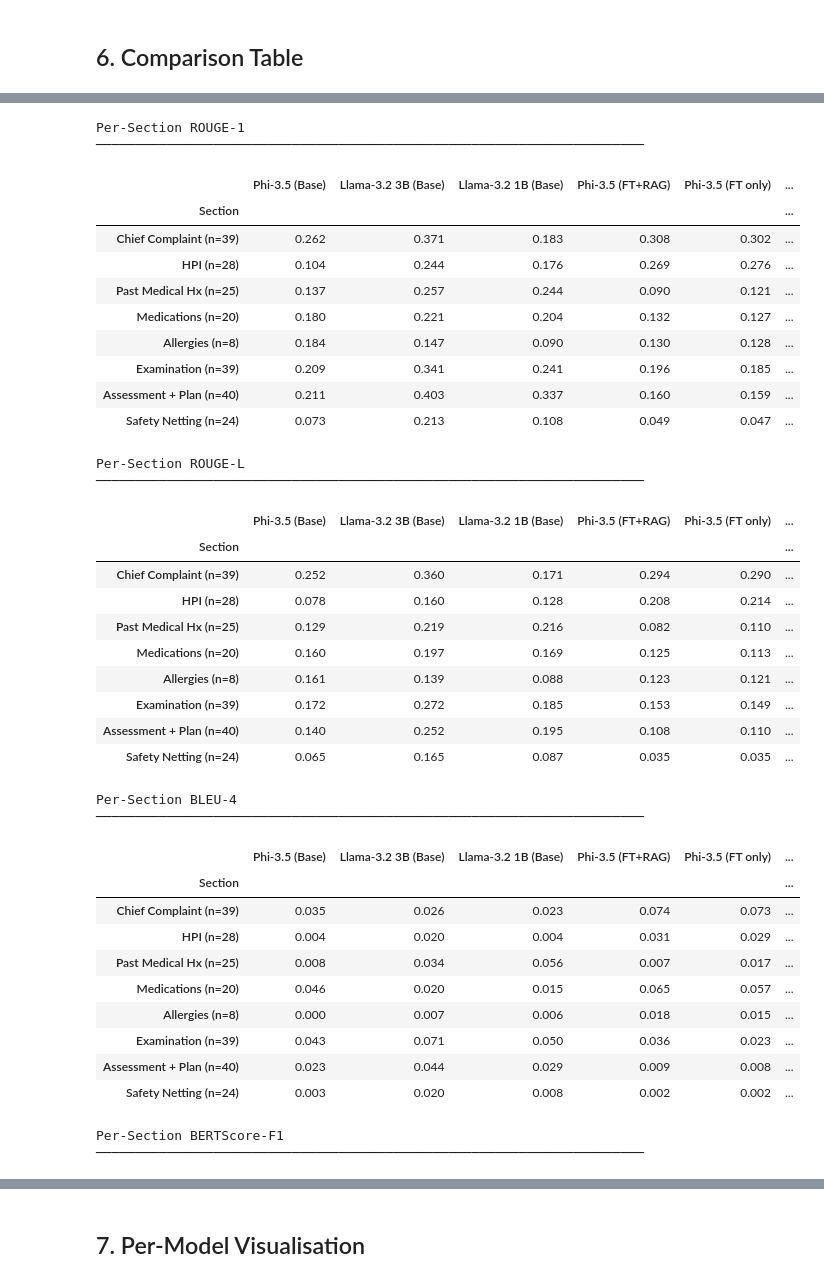
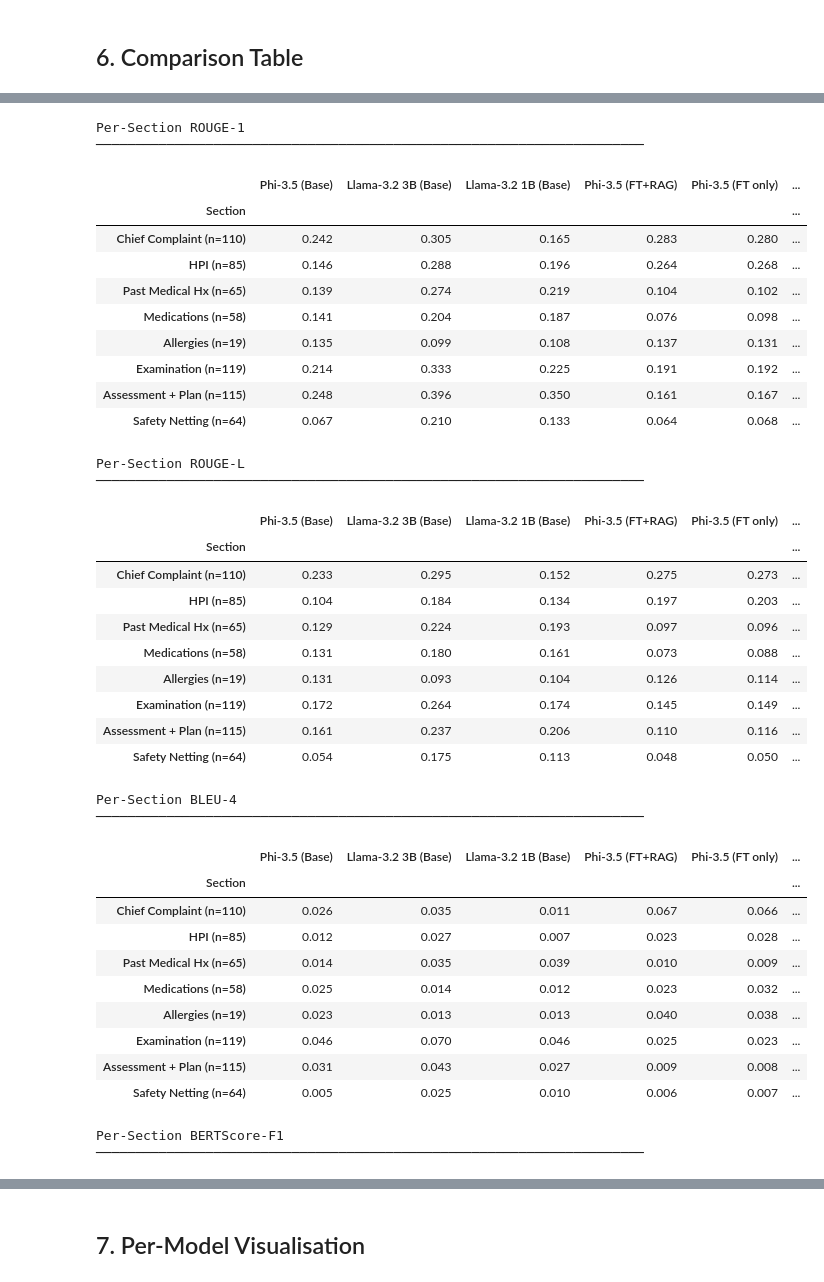
Before and after one commit to Alirezaprogramerrd99/Ambient_Scribing_with_Synthetic_Data_Generator, a Jupyter notebook: notebooks/aci_bench_evaluation.ipynb, the cells around one changed output, grey strips where cells are left out. Saved outputs shown, nothing was run; the diff lists cells and outputs as text; code cells hidden in the pictures.

```diff
--- a/notebooks/aci_bench_evaluation.ipynb
+++ b/notebooks/aci_bench_evaluation.ipynb
@@ -296,12 +296,12 @@ ACI_TEST_CSVS[0]
 # %%
 # Load all three independent ACI-bench test sets (120 samples total)
-# aci_samples = []
-# for _csv in ACI_TEST_CSVS:
-#     aci_samples.extend(load_aci_bench(_csv, max_samples=MAX_SAMPLES))
+aci_samples = []
+for csv_file in ACI_TEST_CSVS:
+    aci_samples.extend(load_aci_bench(csv_file, max_samples=MAX_SAMPLES))
 
 
 # Quick single-file fallback — uncomment if using ACI_TEST_CSV above:
-aci_samples = load_aci_bench(ACI_TEST_CSVS[0], max_samples=40)
+# aci_samples = load_aci_bench(ACI_TEST_CSVS[0], max_samples=40)
 
 dialogues  = [s["dialogue_text"] for s in aci_samples]
 references = [s["reference"]     for s in aci_samples]
@@ -1297,67 +1365,74 @@ SECTION_LABELS = [
     ("assessment",                "Assessment + Plan"),
     ("safety_netting",            "Safety Netting"),
 ]
 
 for metric_key, metric_label in [
     ("rouge1",    "ROUGE-1"),
     ("rougeL",    "ROUGE-L"),
     ("bleu4",     "BLEU-4"),
     ("bertscore", "BERTScore-F1"),
 ]:
     rows_sec = []
     model_names_with_sec = [m for m in MODELS if m in per_section_metrics and per_section_metrics[m]]
     # Use first available model to get reference sample counts (n is reference-driven, same for all models)
-    _ref_model = model_names_with_sec[0] if model_names_with_sec else None
+    ref_model = model_names_with_sec[0] if model_names_with_sec else None
+
+
     for section_key, section_label in SECTION_LABELS:
-        n = per_section_metrics[_ref_model][section_key]["n"] if _ref_model else 0
+        n = per_section_metrics[ref_model][section_key]["n"] if ref_model else 0
         row = {"Section": f"{section_label} (n={n})"}
+
+
         for model_name in model_names_with_sec:
             sec = per_section_metrics[model_name].get(section_key, {})
             val = sec.get(metric_key, float("nan"))
             row[model_name] = round(val, 3) if isinstance(val, float) else val
+
         rows_sec.append(row)
+
+
 
     df_sec = pd.DataFrame(rows_sec).set_index("Section")
     print(f"\nPer-Section {metric_label}")
     print("─" * 70)
     display(df_sec)
 # %% [output]
 Per-Section ROUGE-1
 ──────────────────────────────────────────────────────────────────────
 |  | Phi-3.5 (Base) | Llama-3.2 3B (Base) | Llama-3.2 1B (Base) | Phi-3.5 (FT+RAG) | Phi-3.5 (FT only) | ... |
 | Section |  |  |  |  |  | ... |
-| Chief Complaint (n=39) | 0.262 | 0.371 | 0.183 | 0.308 | 0.302 | ... |
-| HPI (n=28) | 0.104 | 0.244 | 0.176 | 0.269 | 0.276 | ... |
-| Past Medical Hx (n=25) | 0.137 | 0.257 | 0.244 | 0.090 | 0.121 | ... |
-| Medications (n=20) | 0.180 | 0.221 | 0.204 | 0.132 | 0.127 | ... |
-| Allergies (n=8) | 0.184 | 0.147 | 0.090 | 0.130 | 0.128 | ... |
-| Examination (n=39) | 0.209 | 0.341 | 0.241 | 0.196 | 0.185 | ... |
-| Assessment + Plan (n=40) | 0.211 | 0.403 | 0.337 | 0.160 | 0.159 | ... |
-| Safety Netting (n=24) | 0.073 | 0.213 | 0.108 | 0.049 | 0.047 | ... |
+| Chief Complaint (n=110) | 0.242 | 0.305 | 0.165 | 0.283 | 0.280 | ... |
+| HPI (n=85) | 0.146 | 0.288 | 0.196 | 0.264 | 0.268 | ... |
+| Past Medical Hx (n=65) | 0.139 | 0.274 | 0.219 | 0.104 | 0.102 | ... |
+| Medications (n=58) | 0.141 | 0.204 | 0.187 | 0.076 | 0.098 | ... |
+| Allergies (n=19) | 0.135 | 0.099 | 0.108 | 0.137 | 0.131 | ... |
+| Examination (n=119) | 0.214 | 0.333 | 0.225 | 0.191 | 0.192 | ... |
+| Assessment + Plan (n=115) | 0.248 | 0.396 | 0.350 | 0.161 | 0.167 | ... |
+| Safety Netting (n=64) | 0.067 | 0.210 | 0.133 | 0.064 | 0.068 | ... |
 Per-Section ROUGE-L
 ──────────────────────────────────────────────────────────────────────
 |  | Phi-3.5 (Base) | Llama-3.2 3B (Base) | Llama-3.2 1B (Base) | Phi-3.5 (FT+RAG) | Phi-3.5 (FT only) | ... |
 | Section |  |  |  |  |  | ... |
-| Chief Complaint (n=39) | 0.252 | 0.360 | 0.171 | 0.294 | 0.290 | ... |
-| HPI (n=28) | 0.078 | 0.160 | 0.128 | 0.208 | 0.214 | ... |
-| Past Medical Hx (n=25) | 0.129 | 0.219 | 0.216 | 0.082 | 0.110 | ... |
-| Medications (n=20) | 0.160 | 0.197 | 0.169 | 0.125 | 0.113 | ... |
-| Allergies (n=8) | 0.161 | 0.139 | 0.088 | 0.123 | 0.121 | ... |
-| Examination (n=39) | 0.172 | 0.272 | 0.185 | 0.153 | 0.149 | ... |
-| Assessment + Plan (n=40) | 0.140 | 0.252 | 0.195 | 0.108 | 0.110 | ... |
-| Safety Netting (n=24) | 0.065 | 0.165 | 0.087 | 0.035 | 0.035 | ... |
+| Chief Complaint (n=110) | 0.233 | 0.295 | 0.152 | 0.275 | 0.273 | ... |
+| HPI (n=85) | 0.104 | 0.184 | 0.134 | 0.197 | 0.203 | ... |
+| Past Medical Hx (n=65) | 0.129 | 0.224 | 0.193 | 0.097 | 0.096 | ... |
+| Medications (n=58) | 0.131 | 0.180 | 0.161 | 0.073 | 0.088 | ... |
+| Allergies (n=19) | 0.131 | 0.093 | 0.104 | 0.126 | 0.114 | ... |
+| Examination (n=119) | 0.172 | 0.264 | 0.174 | 0.145 | 0.149 | ... |
+| Assessment + Plan (n=115) | 0.161 | 0.237 | 0.206 | 0.110 | 0.116 | ... |
+| Safety Netting (n=64) | 0.054 | 0.175 | 0.113 | 0.048 | 0.050 | ... |
 Per-Section BLEU-4
 ──────────────────────────────────────────────────────────────────────
 |  | Phi-3.5 (Base) | Llama-3.2 3B (Base) | Llama-3.2 1B (Base) | Phi-3.5 (FT+RAG) | Phi-3.5 (FT only) | ... |
 | Section |  |  |  |  |  | ... |
-| Chief Complaint (n=39) | 0.035 | 0.026 | 0.023 | 0.074 | 0.073 | ... |
-| HPI (n=28) | 0.004 | 0.020 | 0.004 | 0.031 | 0.029 | ... |
-| Past Medical Hx (n=25) | 0.008 | 0.034 | 0.056 | 0.007 | 0.017 | ... |
-| Medications (n=20) | 0.046 | 0.020 | 0.015 | 0.065 | 0.057 | ... |
-| Allergies (n=8) | 0.000 | 0.007 | 0.006 | 0.018 | 0.015 | ... |
-| Examination (n=39) | 0.043 | 0.071 | 0.050 | 0.036 | 0.023 | ... |
-| Assessment + Plan (n=40) | 0.023 | 0.044 | 0.029 | 0.009 | 0.008 | ... |
-| Safety Netting (n=24) | 0.003 | 0.020 | 0.008 | 0.002 | 0.002 | ... |
+| Chief Complaint (n=110) | 0.026 | 0.035 | 0.011 | 0.067 | 0.066 | ... |
+| HPI (n=85) | 0.012 | 0.027 | 0.007 | 0.023 | 0.028 | ... |
+| Past Medical Hx (n=65) | 0.014 | 0.035 | 0.039 | 0.010 | 0.009 | ... |
+| Medications (n=58) | 0.025 | 0.014 | 0.012 | 0.023 | 0.032 | ... |
+| Allergies (n=19) | 0.023 | 0.013 | 0.013 | 0.040 | 0.038 | ... |
+| Examination (n=119) | 0.046 | 0.070 | 0.046 | 0.025 | 0.023 | ... |
+| Assessment + Plan (n=115) | 0.031 | 0.043 | 0.027 | 0.009 | 0.008 | ... |
+| Safety Netting (n=64) | 0.005 | 0.025 | 0.010 | 0.006 | 0.007 | ... |
 Per-Section BERTScore-F1
 ──────────────────────────────────────────────────────────────────────
 |  | Phi-3.5 (Base) | Llama-3.2 3B (Base) | Llama-3.2 1B (Base) | Phi-3.5 (FT+RAG) | Phi-3.5 (FT only) | ... |
```
Also changed, not shown: parts of 13 cells of this notebook, 9 other files.
